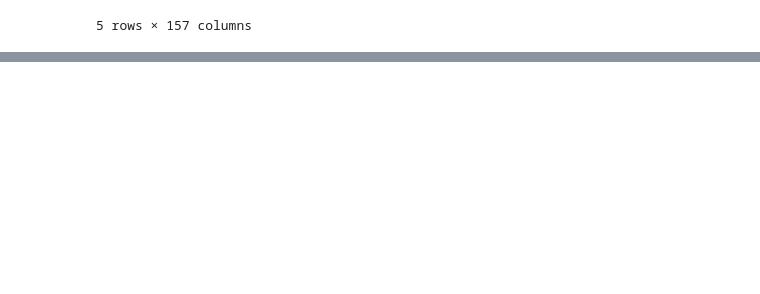
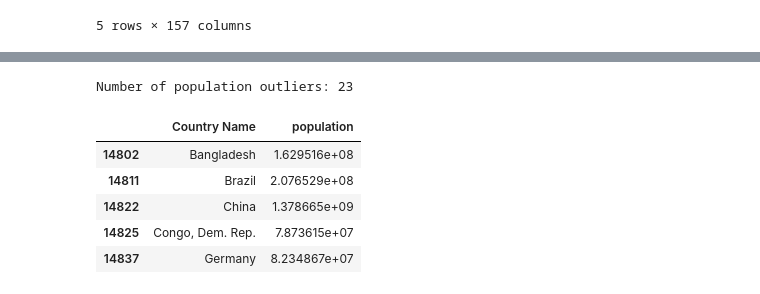
Before and after one commit to kevinlwebb/Nanodegrees, a Jupyter notebook: Data Scientist for Enterprise/3 - Data Engineering/3.2 ETL Pipelines.ipynb, the cells around one changed output, grey strips where cells are left out. Cells and saved outputs as stored; diff of their text form; code cells hidden in the pictures; blank space fills up the shorter version.

```diff
--- a/Data Scientist for Enterprise/3 - Data Engineering/3.2 ETL Pipelines.ipynb
+++ b/Data Scientist for Enterprise/3 - Data Engineering/3.2 ETL Pipelines.ipynb
@@ -1139,0 +1256,32 @@ df_final.head()
+# %%
+# TODO: Filter the data for the year 2016 and put the results in the population_2016 variable. You only need
+# to keep the Country Name and population columns
+population_2016 = df_2016[['Country Name','population']]
+
+# TODO: Calculate the first quartile of the population values
+# HINT: you can use the pandas quantile method
+Q1 = population_2016['population'].quantile(0.25)
+
+# TODO: Calculate the third quartile of the population values
+Q3 = population_2016['population'].quantile(0.75)
+
+# TODP: Calculate the interquartile range Q3 - Q1
+IQR = Q3 - Q1
+
+# TODO: Calculate the maximum value and minimum values according to the Tukey rule
+# max_value is Q3 + 1.5 * IQR while min_value is Q1 - 1.5 * IQR
+max_value = Q3 + 1.5 * IQR
+min_value = Q1 - 1.5 * IQR
+
+# TODO: filter the population_2016 data for population values that are greater than max_value or less than min_value
+population_outliers = population_2016[(population_2016['population'] > max_value) | (population_2016['population'] < min_value)]
+print("Number of population outliers: {}".format(len(population_outliers)))
+population_outliers.head()
+# %% [output]
+Number of population outliers: 23
+|  | Country Name | population |
+| 14802 | Bangladesh | 1.629516e+08 |
+| 14811 | Brazil | 2.076529e+08 |
+| 14822 | China | 1.378665e+09 |
+| 14825 | Congo, Dem. Rep. | 7.873615e+07 |
+| 14837 | Germany | 8.234867e+07 |
```
Also changed, not shown: parts of 45 cells of this notebook, 1 other file.
